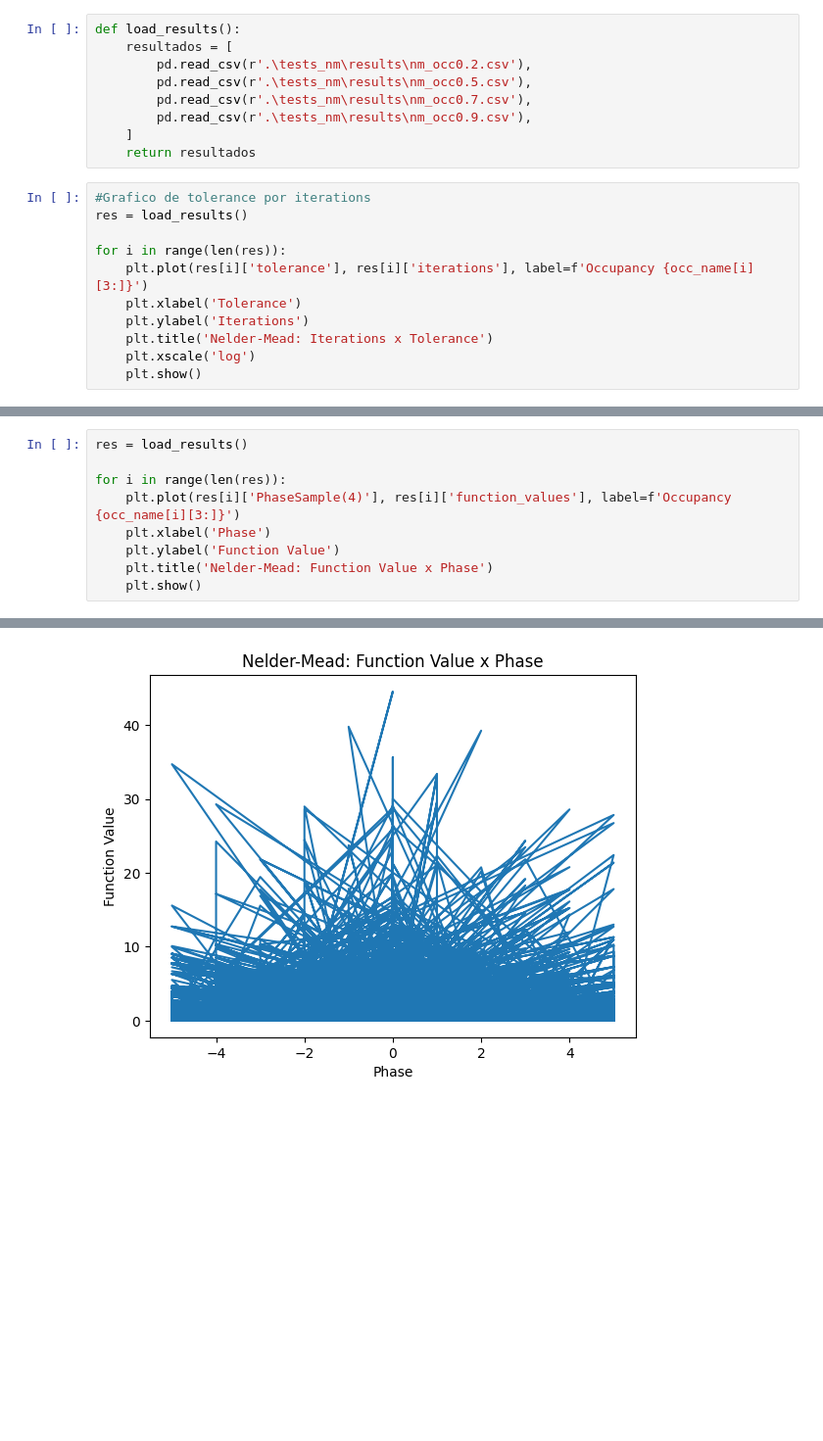
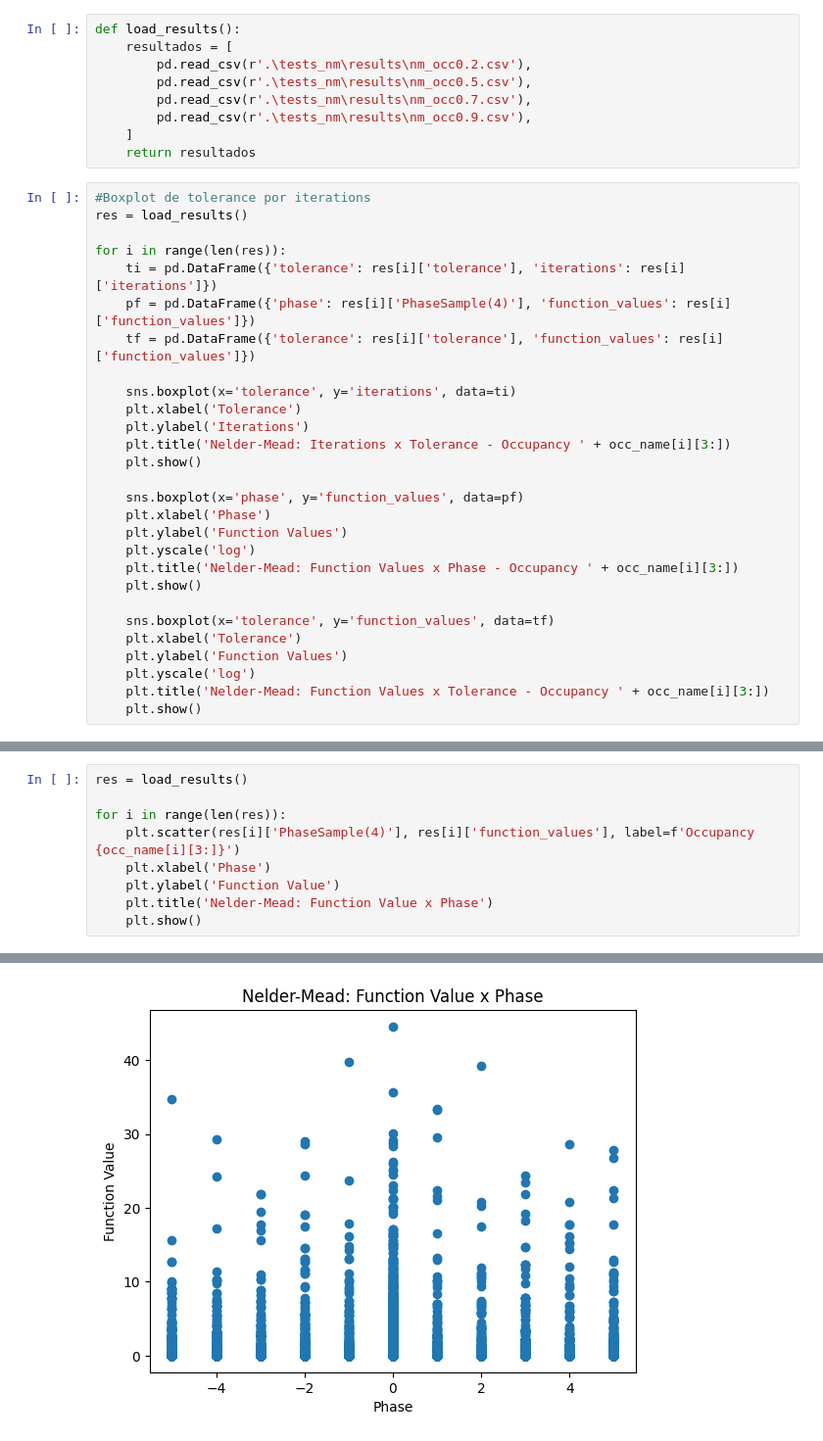
Before and after one commit to Caua-Gomes2005/Nelder-Mead_Rede-Neural, a Jupyter notebook: avaliacao_NM.ipynb, the cells around one changed output, grey strips where cells are left out. Shown at 98% size. Cells and saved outputs as stored; diff of their text form; blank space fills up the shorter version.

Commit message:
Agora com boxplot

```diff
--- a/avaliacao_NM.ipynb
+++ b/avaliacao_NM.ipynb
@@ -180,14 +153,31 @@ def load_results():
     ]
     return resultados
 # %%
-#Grafico de tolerance por iterations
+#Boxplot de tolerance por iterations
 res = load_results()
 
 for i in range(len(res)):
-    plt.plot(res[i]['tolerance'], res[i]['iterations'], label=f'Occupancy {occ_name[i][3:]}')
+    ti = pd.DataFrame({'tolerance': res[i]['tolerance'], 'iterations': res[i]['iterations']})
+    pf = pd.DataFrame({'phase': res[i]['PhaseSample(4)'], 'function_values': res[i]['function_values']})
+    tf = pd.DataFrame({'tolerance': res[i]['tolerance'], 'function_values': res[i]['function_values']})
+
+    sns.boxplot(x='tolerance', y='iterations', data=ti)
     plt.xlabel('Tolerance')
     plt.ylabel('Iterations')
-    plt.title('Nelder-Mead: Iterations x Tolerance')
-    plt.xscale('log')
+    plt.title('Nelder-Mead: Iterations x Tolerance - Occupancy ' + occ_name[i][3:])
     plt.show()
+
+    sns.boxplot(x='phase', y='function_values', data=pf)
+    plt.xlabel('Phase')
+    plt.ylabel('Function Values')
+    plt.yscale('log')
+    plt.title('Nelder-Mead: Function Values x Phase - Occupancy ' + occ_name[i][3:])
+    plt.show()
+
+    sns.boxplot(x='tolerance', y='function_values', data=tf)
+    plt.xlabel('Tolerance')
+    plt.ylabel('Function Values')
+    plt.yscale('log')
+    plt.title('Nelder-Mead: Function Values x Tolerance - Occupancy ' + occ_name[i][3:])
+    plt.show()
 # %% [output]
@@ -199,7 +197,7 @@ for i in range(len(res)):
 res = load_results()
 
 for i in range(len(res)):
-    plt.plot(res[i]['PhaseSample(4)'], res[i]['function_values'], label=f'Occupancy {occ_name[i][3:]}')
+    plt.scatter(res[i]['PhaseSample(4)'], res[i]['function_values'], label=f'Occupancy {occ_name[i][3:]}')
     plt.xlabel('Phase')
     plt.ylabel('Function Value')
     plt.title('Nelder-Mead: Function Value x Phase')
@@ -210 +208 @@ for i in range(len(res)):
-[figure, old version]
+[figure, new version]
```
Also changed, not shown: parts of 5 cells of this notebook.
